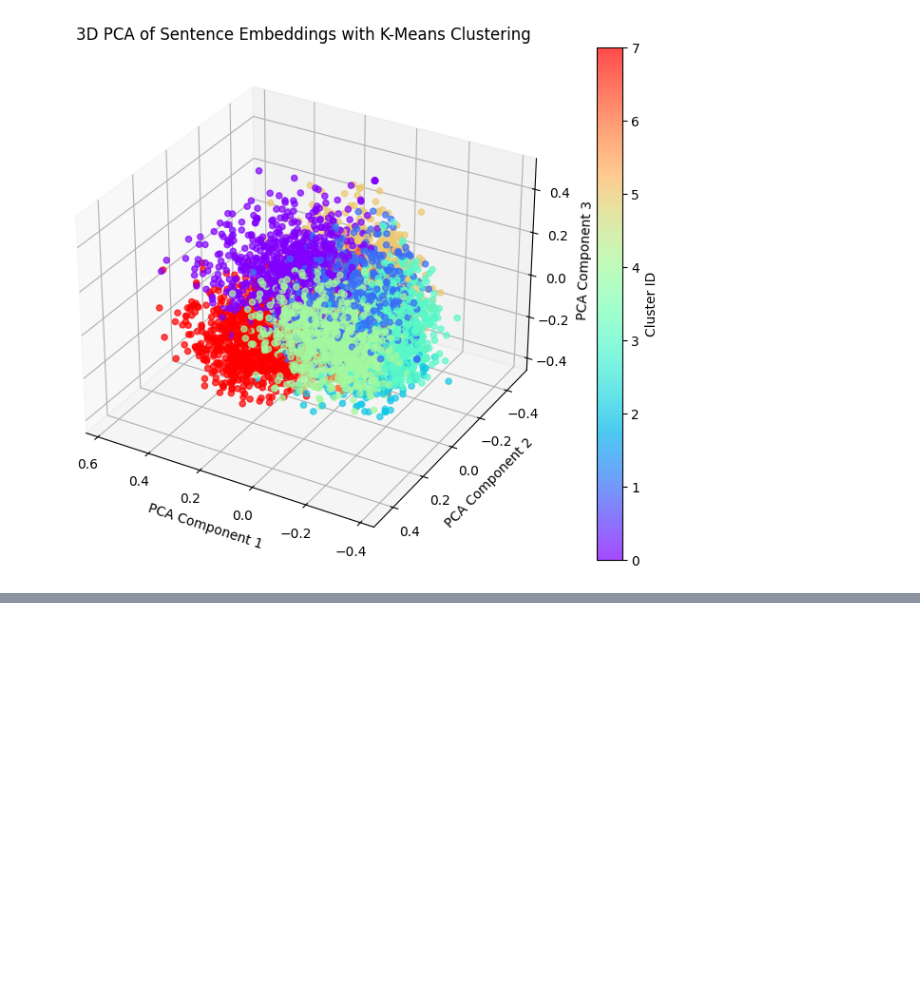
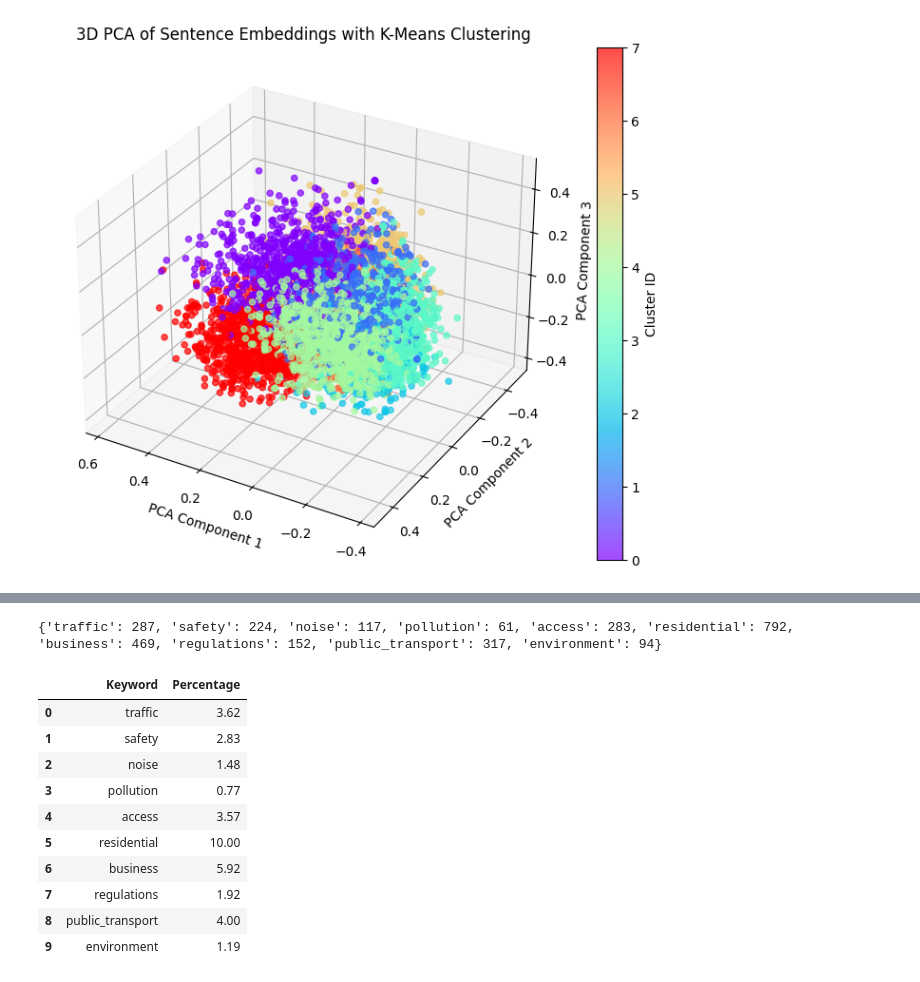
Before and after one commit to mpham8/kestelman-research, a Jupyter notebook: examples.ipynb, the cells around one changed output, grey strips where cells are left out. Cells and saved outputs as stored; diff of their text form; code cells hidden in the pictures; blank space fills up the shorter version.

```diff
--- a/examples.ipynb
+++ b/examples.ipynb
@@ -223,0 +250,46 @@ plt.show()
+# %%
+keywords = {
+    'traffic': {'traffic', 'congestion', 'gridlock', 'jam', 'flow'},
+    'safety': {'safe', 'unsafe', 'crime', 'danger', 'security', 'hazard'},
+    'noise': {'noise', 'noisy', 'sound', 'disturbance', 'quiet'},
+    'pollution': {'pollution', 'emissions', 'air quality', 'smog', 'environment'},
+    'access': {'access', 'accessibility', 'entrance', 'exit', 'egress', 'infrastructure'},
+    'residential': {'residential', 'neighborhood', 'homes', 'community', 'local', 'housing'},
+    'business': {'business', 'commercial', 'retail', 'shops', 'stores', 'economic'},
+    'regulations': {'regulations', 'laws', 'ordinances', 'rules', 'codes', 'zoning'},
+    'public_transport': {'public transport', 'bus', 'train', 'metro', 'transit', 'subway'},
+    'environment': {'environment', 'environmental', 'green', 'sustainable', 'ecological'}
+}
+
+counts = {key: 0 for key in keywords}
+
+total_sentences = len(all_parking_sentences)
+for sentence in all_parking_sentences:
+  lower_sentence = sentence.lower()
+  for key in keywords:
+    for word in keywords[key]:
+      if word in lower_sentence:
+        counts[key] += 1
+        break
+
+
+
+print(counts)
+
+percentages = {key: counts[key] / total_sentences * 100 for key in keywords}
+df = pd.DataFrame(percentages.items(), columns=['Keyword', 'Percentage'])
+df['Percentage'] = df['Percentage'].round(2)
+df
+# %% [output]
+{'traffic': 287, 'safety': 224, 'noise': 117, 'pollution': 61, 'access': 283, 'residential': 792, 'business': 469, 'regulations': 152, 'public_transport': 317, 'environment': 94}
+|  | Keyword | Percentage |
+| 0 | traffic | 3.62 |
+| 1 | safety | 2.83 |
+| 2 | noise | 1.48 |
+| 3 | pollution | 0.77 |
+| 4 | access | 3.57 |
+| 5 | residential | 10.00 |
+| 6 | business | 5.92 |
+| 7 | regulations | 1.92 |
+| 8 | public_transport | 4.00 |
+| 9 | environment | 1.19 |
```
Also changed, not shown: parts of 4 cells of this notebook.
